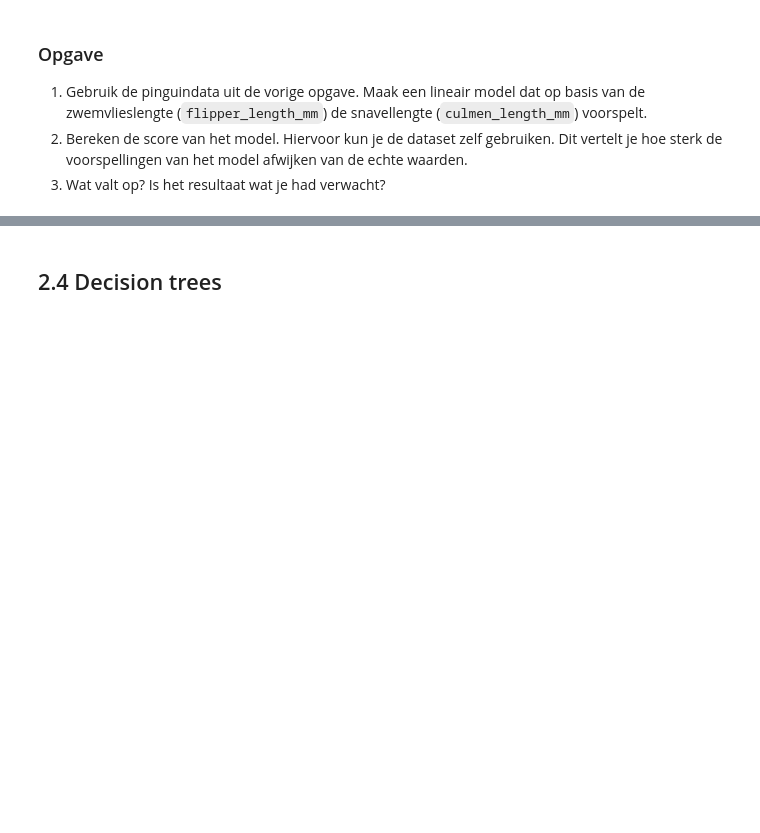
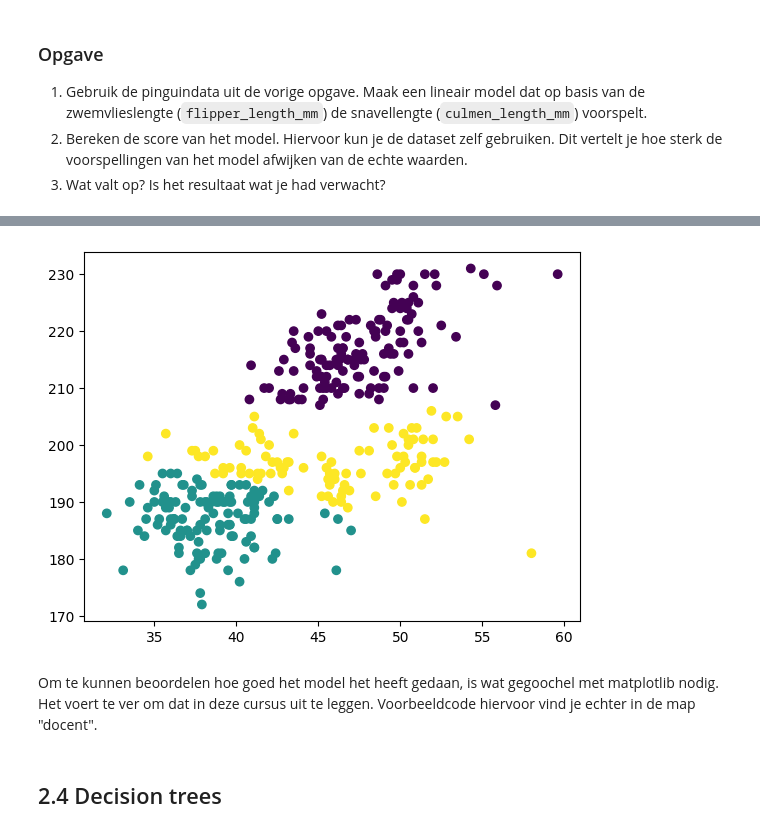
Before and after one commit to mcdejonge/cursus-beginnen-met-data-science, a Jupyter notebook: les_2_modellen.ipynb, the cells around one changed output, grey strips where cells are left out. Cells and saved outputs as stored; diff of their text form; code cells hidden in the pictures; blank space fills up the shorter version.

```diff
--- a/les_2_modellen.ipynb
+++ b/les_2_modellen.ipynb
@@ -114,4 +117,10 @@ We zeggen daarom ook wel: **correlatie is geen causaliteit** (causaliteit: een *
 In les 1 hebben we door onze oogharen gekeken naar het verband tussen snavellengte (`culmen_length_mm`) en zwemvlieslengte (`flipper_length_mm`). We dachten een lineair verband te kunnen zien.
 
 Nu gaan we berekenen hoe sterk dat verband is. Lees de pinguin-data in (`data/palmerpenguins/penguins_size_clean.csv`) en laat Python de correlatie-coëfficiënt berekenen voor de kolommen `culmen_length_mm` en `flipper_length_mm`.
+# %%
+# Inlezen van penguin-data.
+if 'COLAB_GPU' in os.environ:
+    dfpenguins = pd.read_csv("https://raw.githubusercontent.com/mcdejonge/beginnen_met_data_science/refs/heads/main/data/palmerpenguins/penguins_size_clean.csv")
+else:
+    dfpenguins = pd.read_csv("data/palmerpenguins/penguins_size_clean.csv")
 # %%
@@ -244,3 +342,22 @@ Het is dan ook van belang om goed te begrijpen hoe lineair de data is en wat de
+# %%
+# Inlezen van penguin-data.
+if 'COLAB_GPU' in os.environ:
+    dfpenguins = pd.read_csv("https://raw.githubusercontent.com/mcdejonge/beginnen_met_data_science/refs/heads/main/data/palmerpenguins/penguins_size_clean.csv")
+else:
+    dfpenguins = pd.read_csv("data/palmerpenguins/penguins_size_clean.csv")
+# %%
+# Plaats hier je eigen code
+km_penguins = KMeans(n_clusters = 3)
+km_penguins.fit(dfpenguins[['culmen_length_mm', 'flipper_length_mm']])
+
+plt.scatter(dfpenguins['culmen_length_mm'],
+            dfpenguins['flipper_length_mm'],
+            c = km_penguins.labels_)
+plt.show()
+# %% [output]
+[figure, added]
+# %% [markdown]
+Om te kunnen beoordelen hoe goed het model het heeft gedaan, is wat gegoochel met matplotlib nodig. Het voert te ver om dat in deze cursus uit te leggen. Voorbeeldcode hiervoor vind je echter in de map "docent".
 # %% [markdown]
 ## 2.4 Decision trees
 # %% [markdown]
```
Also changed, not shown: parts of 14 cells of this notebook, 3 other files.
